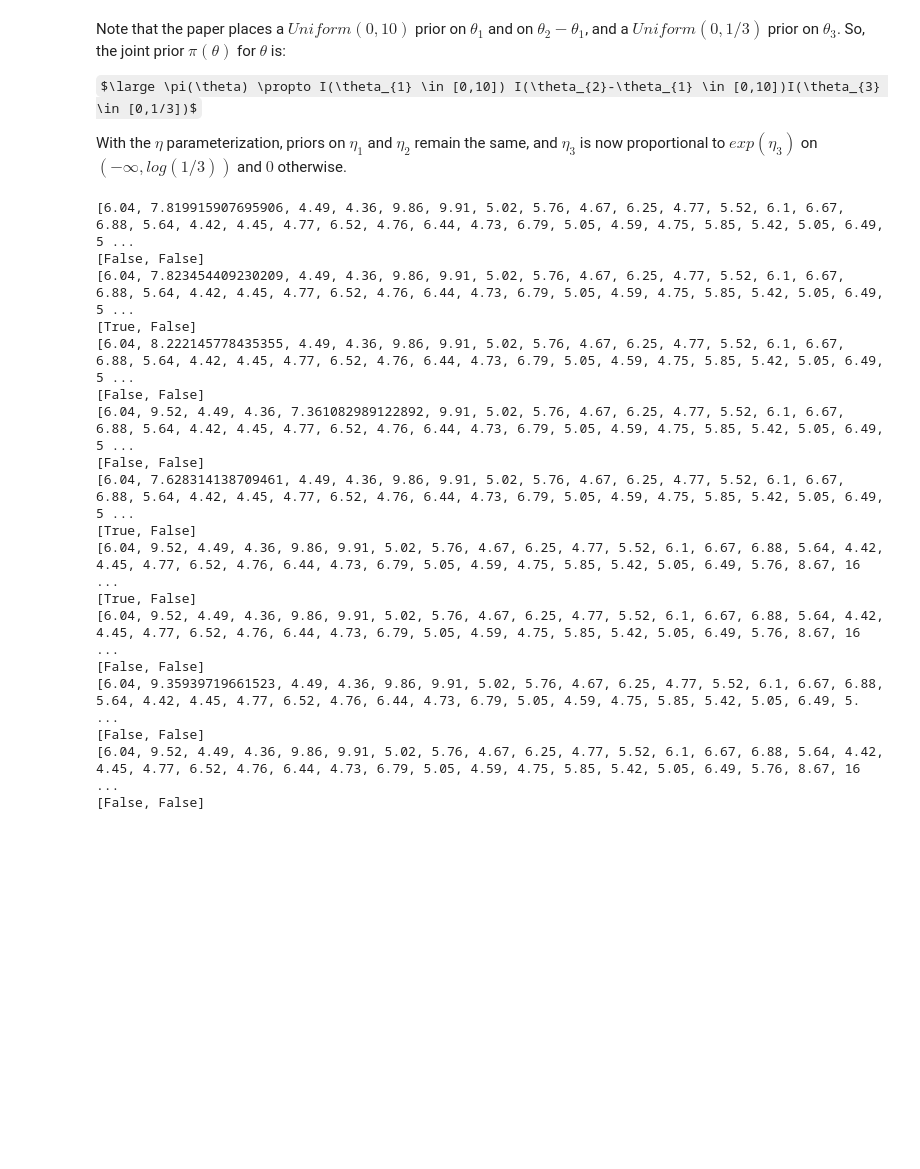
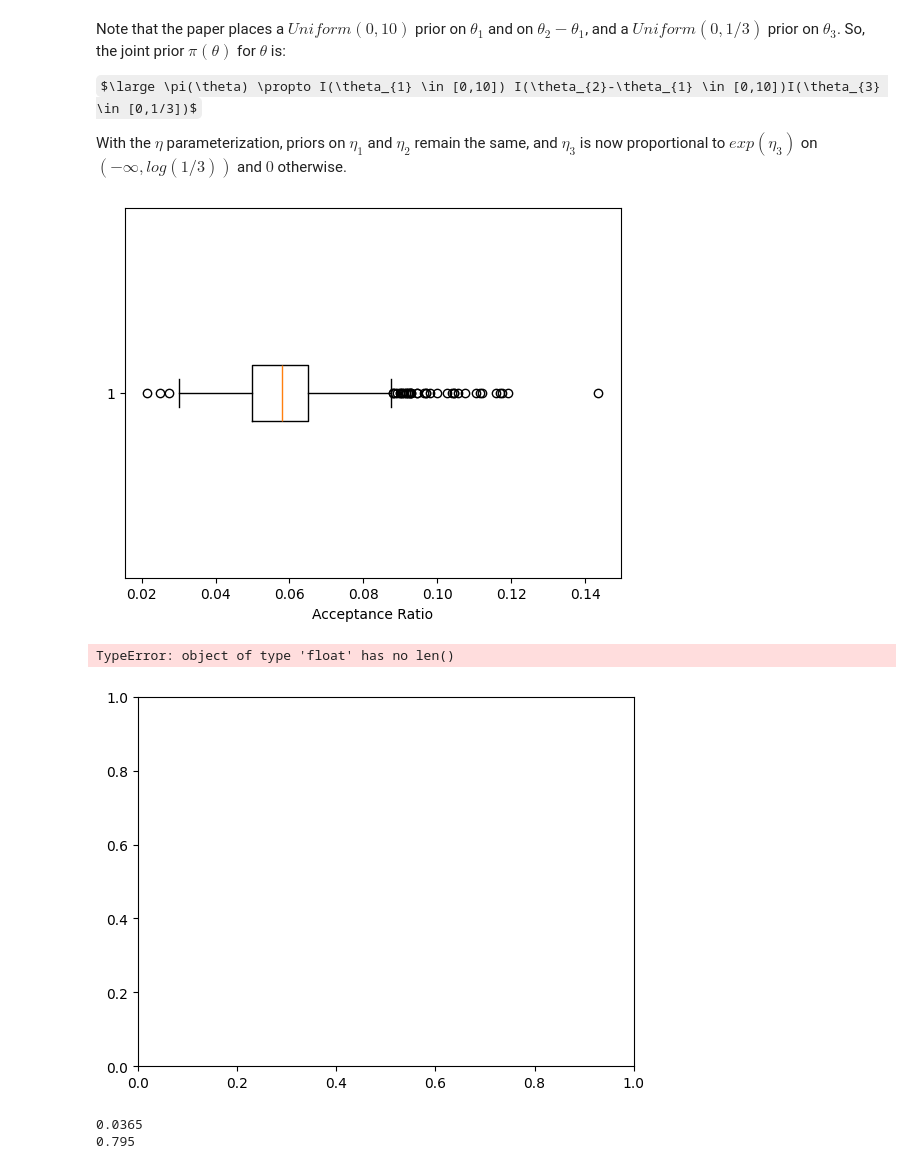
Before and after one commit to anthonyhu25/Bayesian-Queuing-, a Jupyter notebook: Bayesian_Queueing_Inference_Notebook.ipynb, the cells around one changed output. Drawn from its saved outputs; the diff is of its cells as text; code cells hidden in the pictures; some formulas as TeX source; blank space fills up the shorter version.

```diff
--- a/Bayesian_Queueing_Inference_Notebook.ipynb
+++ b/Bayesian_Queueing_Inference_Notebook.ipynb
@@ -325,7 +362,9 @@ def log_posterior(theta, v, y):
 # %%
 def metropolis_simple(eta_sd, theta_dict, v, y, n_iterations, n_burn_in):
+  acceptance_count = 0
   MC_chain = []
-  for i in range(n_iterations + n_burn_in):
+  inf_count = 0
+  for i in range(n_iterations):
     # gibbs sampler first, and then calculate posterior
     samples = gibbs_sampler_queue(y, len(y), v, theta_dict)
     if i == 0:
@@ -334,6 +373,7 @@ def metropolis_simple(eta_sd, theta_dict, v, y, n_iterations, n_burn_in):
       proposal = scipy.stats.multivariate_normal(mean = eta_init,
                                                  cov = np.diag([x ** 2 for x in eta_sd])).rvs(size = 1)
       next_state = proposal
+      acceptance_count += 1
     else:
       current_state = MC_chain[i-1]
       proposal = scipy.stats.multivariate_normal(mean = current_state,
@@ -341,48 +381,63 @@ def metropolis_simple(eta_sd, theta_dict, v, y, n_iterations, n_burn_in):
       theta_current = {
           "theta_1": float(current_state[0]),
           "theta_2": float(current_state[0]) + float(current_state[1]),
-          'theta_3': np.exp(float(current_state[2]))
+          'theta_3': float(np.exp(current_state[2]))
       }
       theta_proposal = {
           'theta_1': float(proposal[0]),
           'theta_2': float(proposal[1]) + float(proposal[0]),
-          'theta_3': np.exp(float(proposal[2]))
+          'theta_3': float(np.exp(proposal[2]))
       }
       log_posterior_proposal = log_posterior(theta_proposal, samples, y)
       if log_posterior_proposal == -np.inf:
         next_state = current_state
+        inf_count += 1
       else:
         log_posterior_current = log_posterior(theta_current, samples, y)
         acceptance_ratio = float(min(1, np.exp(log_posterior_proposal - log_posterior_current)))
-        U = float(scipy.stats.uniform().rvs(1))
+        U = float(scipy.stats.uniform().rvs())
         if U <= acceptance_ratio:
           next_state = proposal
+          acceptance_count += 1
         else:
           next_state = current_state
-    MC_chain.append(next_state)
+    MC_chain.append([float(x) for x in next_state])
   # Throw out burn-in samples
   MC_chain = MC_chain[n_burn_in:]
-  return MC_chain
+  return MC_chain, acceptance_count/n_iterations, inf_count/n_iterations
+# %%
+# Testing inf_ratio. Maybe it's too high, so need to change log_posterior?
+acceptance_list = []
+inf_list = []
+
+for i in range(1000):
+  N_sims = 100
+  v_sim, y_sim = simulate_v(theta_intermediate, len(Intermediate))
+  test_run, acceptance_ratio, inf_ratio = metropolis_simple(eta_intermediate,
+                    theta_intermediate, v_sim, y_sim, N_samples, int(0.1 * N_samples))
+  acceptance_list.append(acceptance_ratio)
+  inf_list.append(inf_ratio)
+
+plt.boxplot(acceptance_list, notch=None, vert=False, patch_artist=None, widths=None)
+plt.xlabel("Acceptance Ratio")
+plt.show()
+
+plt.boxplot(inf_ratio, notch=None, vert=False, patch_artist=None, widths=None)
+plt.xlabel("Inf_ratio")
+plt.show()
+# %% [output]
+[figure, added]
+TypeError: object of type 'float' has no len()
+[figure, added]
 # %%
 eta_intermediate = [0.0764, 0.1093, 0.1441]
-test_run = metropolis_simple(eta_intermediate, theta_intermediate, v_sim, Intermediate, 10, 0)
+# Simulate v and y first
+N_samples = 2000
+v_sim, y_sim = simulate_v(theta_intermediate, len(Intermediate))
+test_run, acceptance_ratio, inf_ratio = metropolis_simple(eta_intermediate, theta_intermediate, v_sim, y_sim, N_samples, int(0.1 * N_samples))
+print(acceptance_ratio)
+print(inf_ratio)
 # %% [output]
-[6.04, 7.819915907695906, 4.49, 4.36, 9.86, 9.91, 5.02, 5.76, 4.67, 6.25, 4.77, 5.52, 6.1, 6.67, 6.88, 5.64, 4.42, 4.45, 4.77, 6.52, 4.76, 6.44, 4.73, 6.79, 5.05, 4.59, 4.75, 5.85, 5.42, 5.05, 6.49, 5 ...
-[False, False]
-[6.04, 7.823454409230209, 4.49, 4.36, 9.86, 9.91, 5.02, 5.76, 4.67, 6.25, 4.77, 5.52, 6.1, 6.67, 6.88, 5.64, 4.42, 4.45, 4.77, 6.52, 4.76, 6.44, 4.73, 6.79, 5.05, 4.59, 4.75, 5.85, 5.42, 5.05, 6.49, 5 ...
-[True, False]
-[6.04, 8.222145778435355, 4.49, 4.36, 9.86, 9.91, 5.02, 5.76, 4.67, 6.25, 4.77, 5.52, 6.1, 6.67, 6.88, 5.64, 4.42, 4.45, 4.77, 6.52, 4.76, 6.44, 4.73, 6.79, 5.05, 4.59, 4.75, 5.85, 5.42, 5.05, 6.49, 5 ...
-[False, False]
-[6.04, 9.52, 4.49, 4.36, 7.361082989122892, 9.91, 5.02, 5.76, 4.67, 6.25, 4.77, 5.52, 6.1, 6.67, 6.88, 5.64, 4.42, 4.45, 4.77, 6.52, 4.76, 6.44, 4.73, 6.79, 5.05, 4.59, 4.75, 5.85, 5.42, 5.05, 6.49, 5 ...
-[False, False]
-[6.04, 7.628314138709461, 4.49, 4.36, 9.86, 9.91, 5.02, 5.76, 4.67, 6.25, 4.77, 5.52, 6.1, 6.67, 6.88, 5.64, 4.42, 4.45, 4.77, 6.52, 4.76, 6.44, 4.73, 6.79, 5.05, 4.59, 4.75, 5.85, 5.42, 5.05, 6.49, 5 ...
-[True, False]
-[6.04, 9.52, 4.49, 4.36, 9.86, 9.91, 5.02, 5.76, 4.67, 6.25, 4.77, 5.52, 6.1, 6.67, 6.88, 5.64, 4.42, 4.45, 4.77, 6.52, 4.76, 6.44, 4.73, 6.79, 5.05, 4.59, 4.75, 5.85, 5.42, 5.05, 6.49, 5.76, 8.67, 16 ...
-[True, False]
-[6.04, 9.52, 4.49, 4.36, 9.86, 9.91, 5.02, 5.76, 4.67, 6.25, 4.77, 5.52, 6.1, 6.67, 6.88, 5.64, 4.42, 4.45, 4.77, 6.52, 4.76, 6.44, 4.73, 6.79, 5.05, 4.59, 4.75, 5.85, 5.42, 5.05, 6.49, 5.76, 8.67, 16 ...
-[False, False]
-[6.04, 9.35939719661523, 4.49, 4.36, 9.86, 9.91, 5.02, 5.76, 4.67, 6.25, 4.77, 5.52, 6.1, 6.67, 6.88, 5.64, 4.42, 4.45, 4.77, 6.52, 4.76, 6.44, 4.73, 6.79, 5.05, 4.59, 4.75, 5.85, 5.42, 5.05, 6.49, 5. ...
-[False, False]
-[6.04, 9.52, 4.49, 4.36, 9.86, 9.91, 5.02, 5.76, 4.67, 6.25, 4.77, 5.52, 6.1, 6.67, 6.88, 5.64, 4.42, 4.45, 4.77, 6.52, 4.76, 6.44, 4.73, 6.79, 5.05, 4.59, 4.75, 5.85, 5.42, 5.05, 6.49, 5.76, 8.67, 16 ...
-[False, False]
+0.0365
+0.795
 # %%
```
Also changed, not shown: parts of 13 cells of this notebook.
